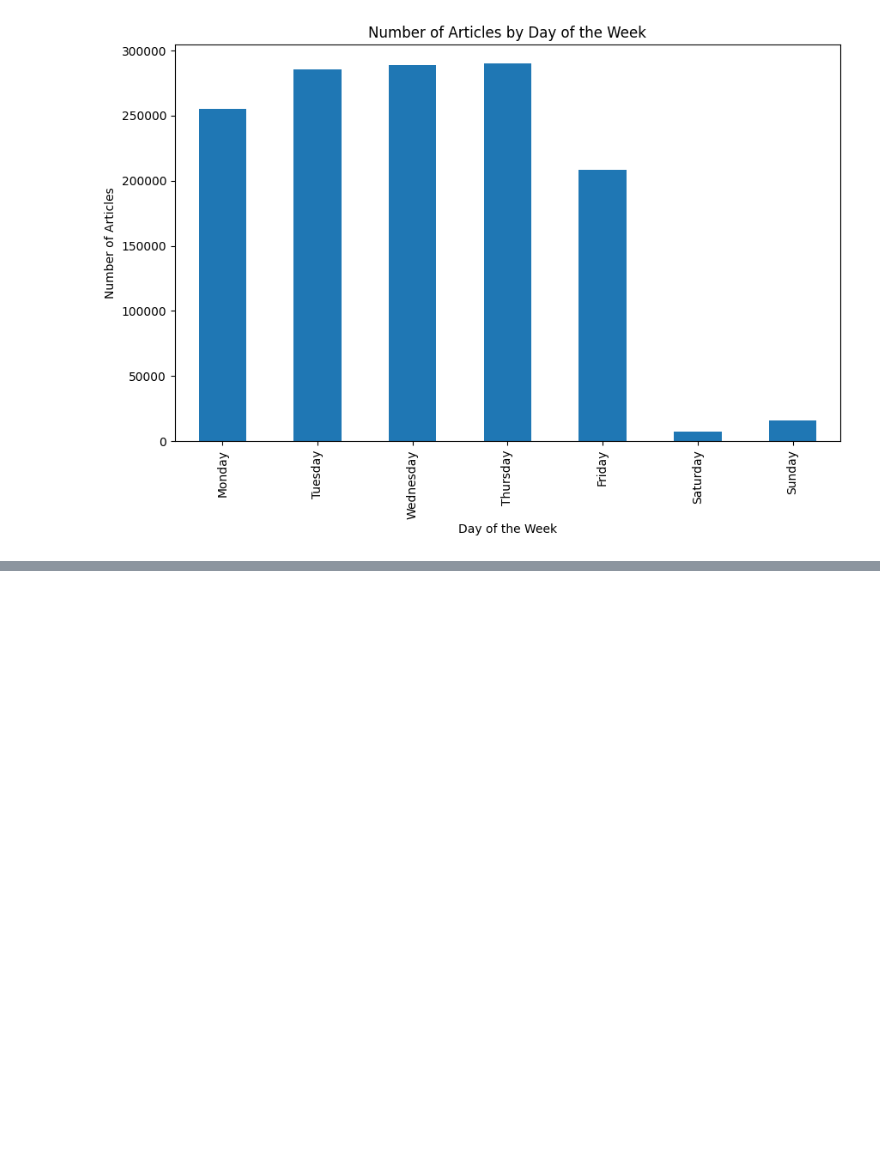
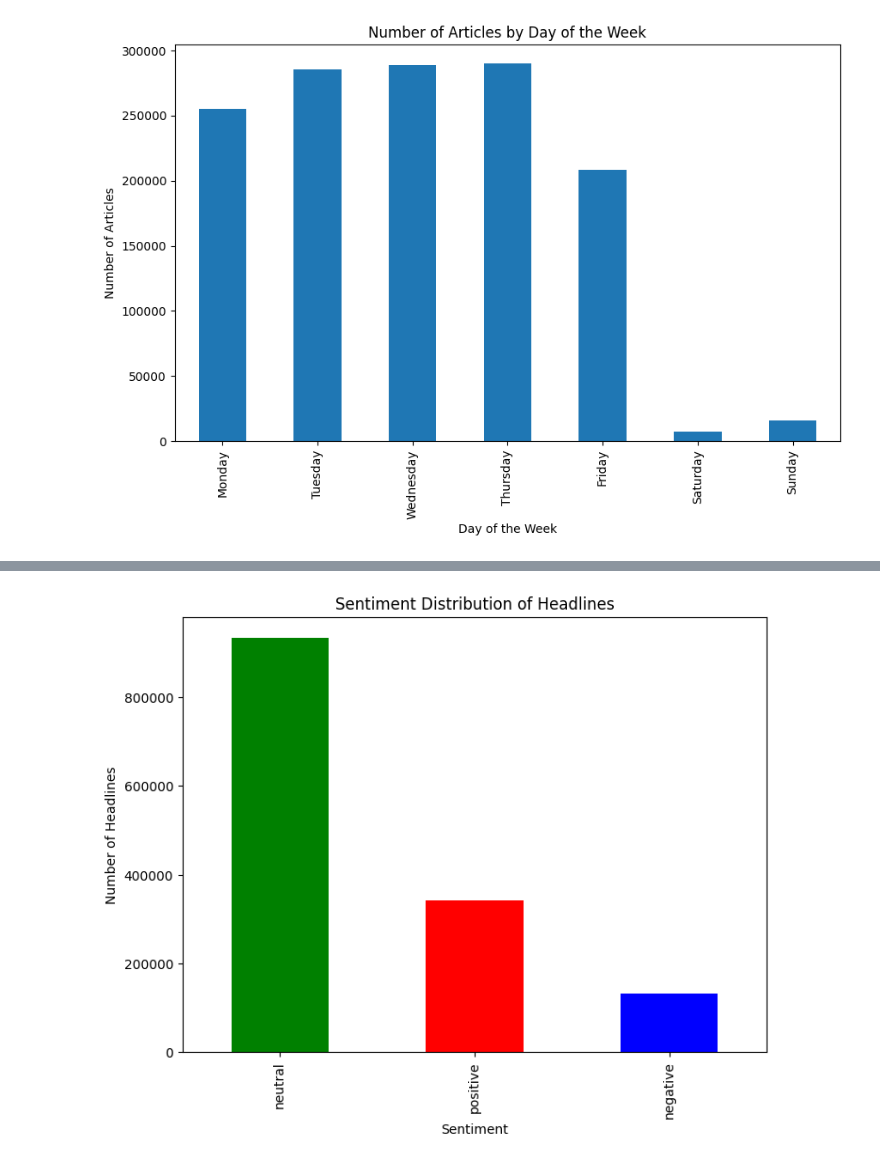
Before and after one commit to oli-mac/Financial_News_and_Stock_Price_Integration_Dataset_Analysist, a Jupyter notebook: notebooks/1.0-explor_data.ipynb, the cells around one changed output, grey strips where cells are left out. Cells and saved outputs as stored; diff of their text form; code cells hidden in the pictures; blank space fills up the shorter version.

Commit message:
tried task-1

```diff
--- a/notebooks/1.0-explor_data.ipynb
+++ b/notebooks/1.0-explor_data.ipynb
@@ -250,0 +261,94 @@ for i, topic in lda_model.show_topics(formatted=False, num_topics=5, num_words=1
+# %%
+import pandas as pd
+import nltk
+from nltk.corpus import stopwords
+from nltk.tokenize import word_tokenize
+from nltk.probability import FreqDist
+from textblob import TextBlob
+import matplotlib.pyplot as plt
+from wordcloud import WordCloud
+from gensim import corpora
+from gensim.models import LdaModel
+
+# Ensure necessary NLTK data is downloaded
+nltk.download('punkt')
+nltk.download('stopwords')
+
+# # Load the CSV file
+# file_path = 'your_file_path.csv'  # Replace with your actual file path
+# df = pd.read_csv(file_path)
+
+# Task 1: Sentiment Analysis
+def get_sentiment(text):
+    blob = TextBlob(text)
+    return blob.sentiment.polarity
+
+df['sentiment_score'] = df['headline'].apply(get_sentiment)
+
+# Categorize the sentiment into positive, negative, and neutral
+df['sentiment'] = df['sentiment_score'].apply(lambda x: 'positive' if x > 0 else ('negative' if x < 0 else 'neutral'))
+
+# Display sentiment distribution
+sentiment_distribution = df['sentiment'].value_counts()
+print("Sentiment Distribution:")
+print(sentiment_distribution)
+
+# Visualize sentiment distribution
+plt.figure(figsize=(8, 6))
+sentiment_distribution.plot(kind='bar', color=['green', 'red', 'blue'])
+plt.title('Sentiment Distribution of Headlines')
+plt.xlabel('Sentiment')
+plt.ylabel('Number of Headlines')
+plt.show()
+
+# Task 2: Topic Modeling and Keyword Extraction
+# Preprocess the text
+stop_words = set(stopwords.words('english'))
+
+def preprocess_text(text):
+    # Tokenization
+    tokens = word_tokenize(text.lower())
+    # Remove stopwords and punctuation
+    tokens = [word for word in tokens if word.isalpha() and word not in stop_words]
+    return tokens
+
+df['tokens'] = df['headline'].apply(preprocess_text)
+
+# Create a frequency distribution of the tokens
+all_words = [word for tokens in df['tokens'] for word in tokens]
+fdist = FreqDist(all_words)
+common_words = fdist.most_common(20)
+print("\nMost Common Words:")
+print(common_words)
+
+# Visualize the most common words
+wordcloud = WordCloud(width=800, height=400, background_color='white').generate_from_frequencies(fdist)
+plt.figure(figsize=(10, 8))
+plt.imshow(wordcloud, interpolation='bilinear')
+plt.axis('off')
+plt.show()
+
+# Task 3: Topic Modeling using LDA (Latent Dirichlet Allocation)
+# Create a dictionary representation of the documents
+dictionary = corpora.Dictionary(df['tokens'])
+# Create a corpus
+corpus = [dictionary.doc2bow(tokens) for tokens in df['tokens']]
+
+# Train LDA model
+lda_model = LdaModel(corpus, num_topics=5, id2word=dictionary, passes=10)
+
+# Print the topics
+topics = lda_model.print_topics(num_words=5)
+print("\nIdentified Topics:")
+for topic in topics:
+    print(topic)
+
+# Visualizing the topics with their corresponding word distributions
+for i, topic in lda_model.show_topics(formatted=False, num_topics=5, num_words=10):
+    words, weights = zip(*topic)
+    plt.figure(figsize=(8, 6))
+    plt.barh(words, weights, color='blue')
+    plt.title(f'Topic {i+1}')
+    plt.gca().invert_yaxis()
+    plt.show()
+# %% [output]
@@ -250,0 +367 @@ for i, topic in lda_model.show_topics(formatted=False, num_topics=5, num_words=1
+[figure, added]
```
Also changed, not shown: parts of 9 cells of this notebook.
